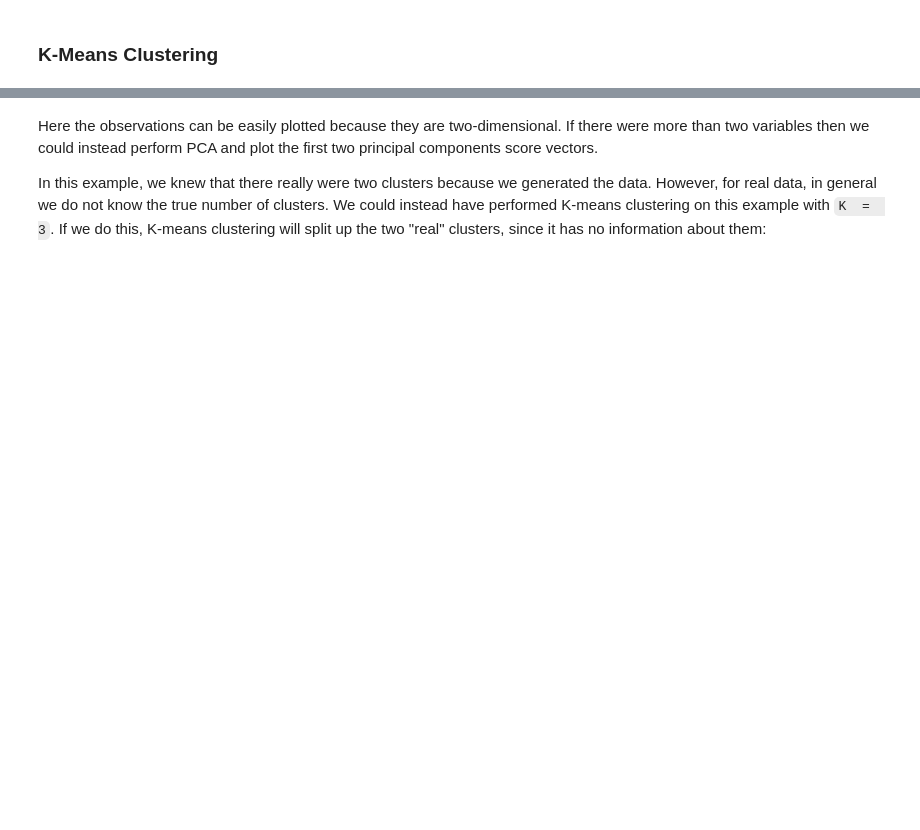
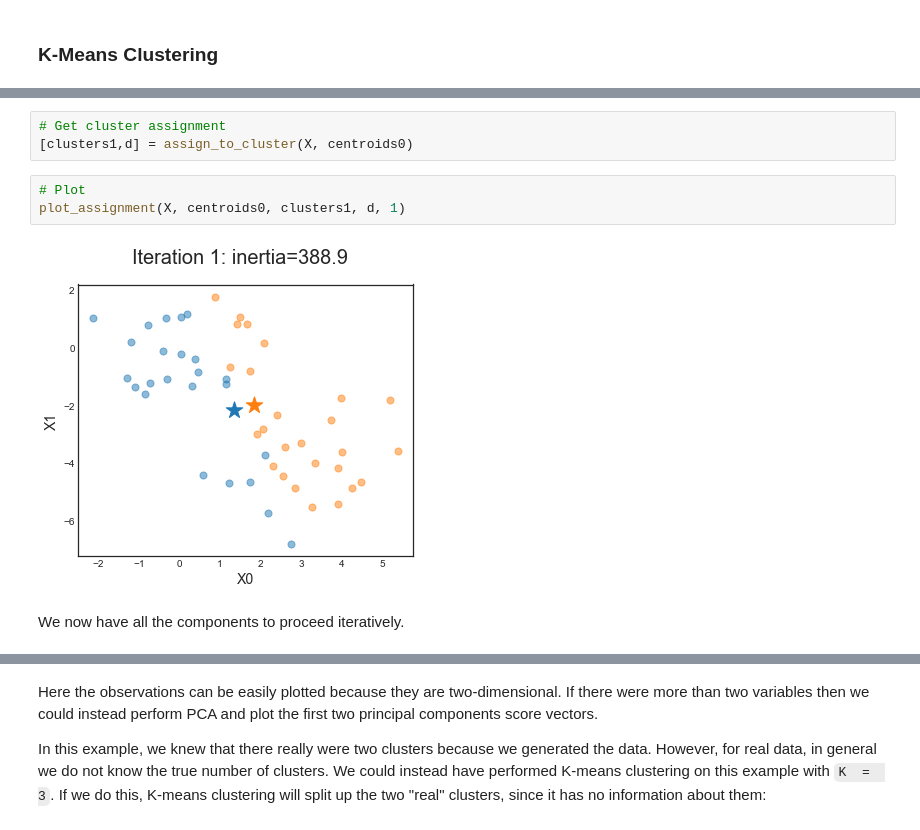
Before and after one commit to matteocourthoud/Machine-Learning-for-Economic-Analysis, a Jupyter notebook: 10_unsupervised.ipynb, the cells around one changed output, grey strips where cells are left out. Cells and saved outputs as stored; diff of their text form; blank space fills up the shorter version.

```diff
--- a/10_unsupervised.ipynb
+++ b/10_unsupervised.ipynb
@@ -310,0 +390,10 @@ Text(0, 0.5, 'X1')
+# %%
+# Get cluster assignment
+[clusters1,d] = assign_to_cluster(X, centroids0)
+# %%
+# Plot
+plot_assignment(X, centroids0, clusters1, d, 1)
+# %% [output]
+[figure, added]
+# %% [markdown]
+We now have all the components to proceed iteratively.
```
Also changed, not shown: parts of 57 cells of this notebook.
